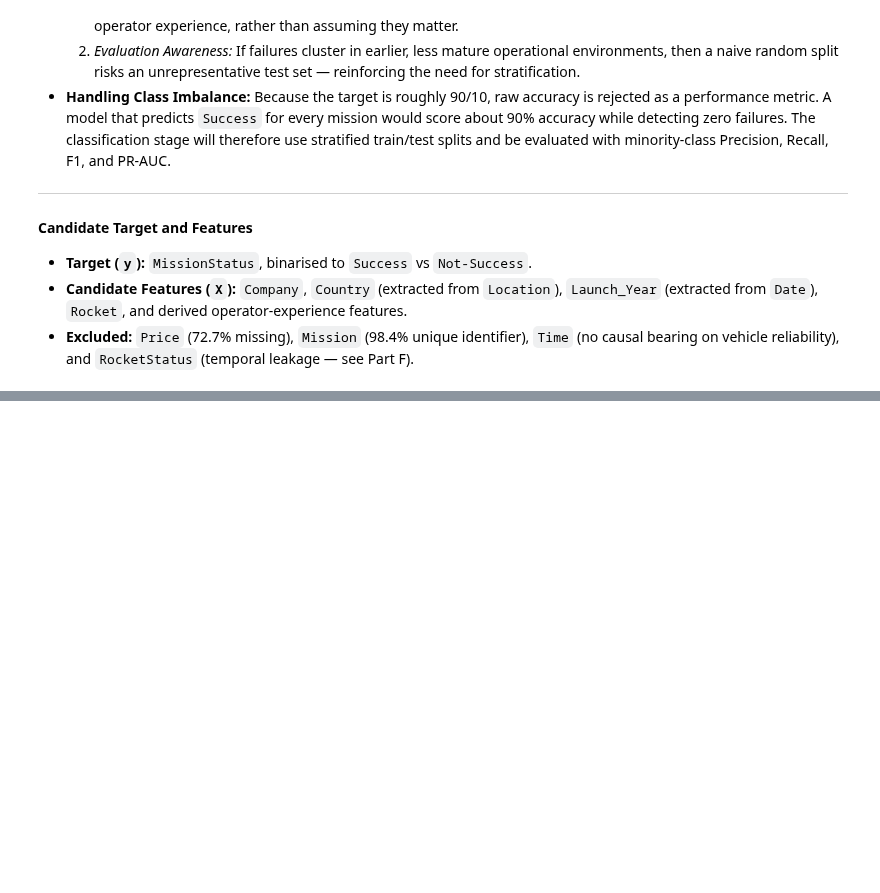
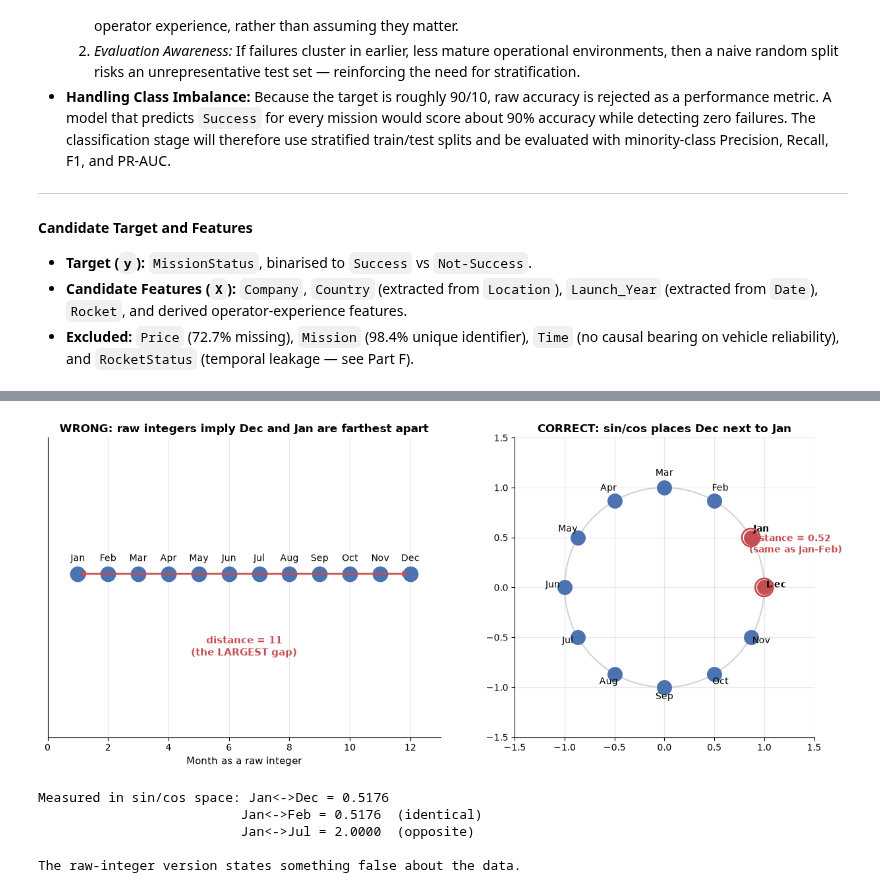
Before and after one commit to dokdokdok225/OOP, a Jupyter notebook: oop.ipynb, the cells around one changed output, grey strips where cells are left out. Saved outputs shown, nothing was run; the diff lists cells and outputs as text; code cells hidden in the pictures; blank space fills up the shorter version.

```diff
--- a/oop.ipynb
+++ b/oop.ipynb
@@ -190,0 +295,17 @@ target, which rules regression out on two independent grounds.
+# %%
+# =====================================================================
+# RULE 1 - Remove exact duplicate rows
+# =====================================================================
+# An exact duplicate is a row where EVERY column matches another row. It
+# carries no extra information and would double-count one launch.
+before = len(df)
+n_exact = int(df.duplicated(keep="first").sum())
+df = df.drop_duplicates(keep="first").reset_index(drop=True)
+
+print(f"Exact duplicates found   : {n_exact}")
+print(f"Rows before -> after     : {before} -> {len(df)}")
+
+# Show what was removed, for the audit trail.
+exact_mask = df_raw.duplicated(keep=False)
+print("\nThe duplicated record was:")
+print(df_raw[exact_mask][["Company", "Date", "Rocket", "Mission", "MissionStatus"]].to_string())
@@ -190,0 +1098,62 @@ target, which rules regression out on two independent grounds.
+# %%
+fig, axes = plt.subplots(1, 2, figsize=(13, 5.5))
+
+# --- Left: the WRONG representation (raw integers on a line) ---
+months = np.arange(1, 13)
+labels = ["Jan", "Feb", "Mar", "Apr", "May", "Jun",
+          "Jul", "Aug", "Sep", "Oct", "Nov", "Dec"]
+axes[0].scatter(months, np.zeros_like(months), s=260, color="#4C72B0", zorder=3)
+for m, lab in zip(months, labels):
+    axes[0].annotate(lab, (m, 0), textcoords="offset points", xytext=(0, 14),
+                     ha="center", fontsize=10)
+axes[0].annotate("", xy=(12, 0), xytext=(1, 0),
+                 arrowprops=dict(arrowstyle="<->", color="#C44E52", lw=2))
+axes[0].text(6.5, -0.30, "distance = 11\n(the LARGEST gap)", ha="center",
+             fontsize=11, color="#C44E52", fontweight="bold")
+axes[0].set_xlim(0, 13)
+axes[0].set_ylim(-0.6, 0.5)
+axes[0].set_yticks([])
+axes[0].set_xlabel("Month as a raw integer", fontsize=11)
+axes[0].set_title("WRONG: raw integers imply Dec and Jan are farthest apart",
+                  fontsize=12, fontweight="bold")
+
+# --- Right: the CORRECT representation (unit circle) ---
+theta = np.linspace(0, 2 * np.pi, 300)
+axes[1].plot(np.cos(theta), np.sin(theta), color="lightgray", lw=1.5, zorder=1)
+for m, lab in zip(months, labels):
+    angle = 2 * np.pi * m / 12
+    x, y = np.cos(angle), np.sin(angle)
+    color = "#C44E52" if lab in ("Dec", "Jan") else "#4C72B0"
+    axes[1].scatter([x], [y], s=240, color=color, zorder=3)
+    axes[1].annotate(lab, (x, y), textcoords="offset points", xytext=(x * 13, y * 13),
+                     ha="center", fontsize=10, fontweight="bold" if lab in ("Dec", "Jan") else "normal")
+
+# Highlight the Dec-Jan adjacency
+for lab in ("Dec", "Jan"):
+    m = labels.index(lab) + 1
+    angle = 2 * np.pi * m / 12
+    axes[1].scatter([np.cos(angle)], [np.sin(angle)], s=380, facecolors="none",
+                    edgecolors="#C44E52", linewidths=2, zorder=4)
+
+axes[1].set_aspect("equal")
+axes[1].set_xlim(-1.5, 1.5)
+axes[1].set_ylim(-1.5, 1.5)
+axes[1].set_title("CORRECT: sin/cos places Dec next to Jan",
+                  fontsize=12, fontweight="bold")
+axes[1].annotate("distance = 0.52\n(same as Jan-Feb)",
+                 xy=(0.85, 0.35), fontsize=10, color="#C44E52", fontweight="bold")
+
+plt.tight_layout()
+plt.show()
+
+print(f"Measured in sin/cos space: Jan<->Dec = {month_distance(1, 12):.4f}")
+print(f"                          Jan<->Feb = {month_distance(1, 2):.4f}  (identical)")
+print(f"                          Jan<->Jul = {month_distance(1, 7):.4f}  (opposite)")
+print("\nThe raw-integer version states something false about the data.")
+# %% [output]
+[figure, added]
+Measured in sin/cos space: Jan<->Dec = 0.5176
+                          Jan<->Feb = 0.5176  (identical)
+                          Jan<->Jul = 2.0000  (opposite)
+
+The raw-integer version states something false about the data.
```
Also changed, not shown: parts of 98 cells of this notebook, 31 other files.
